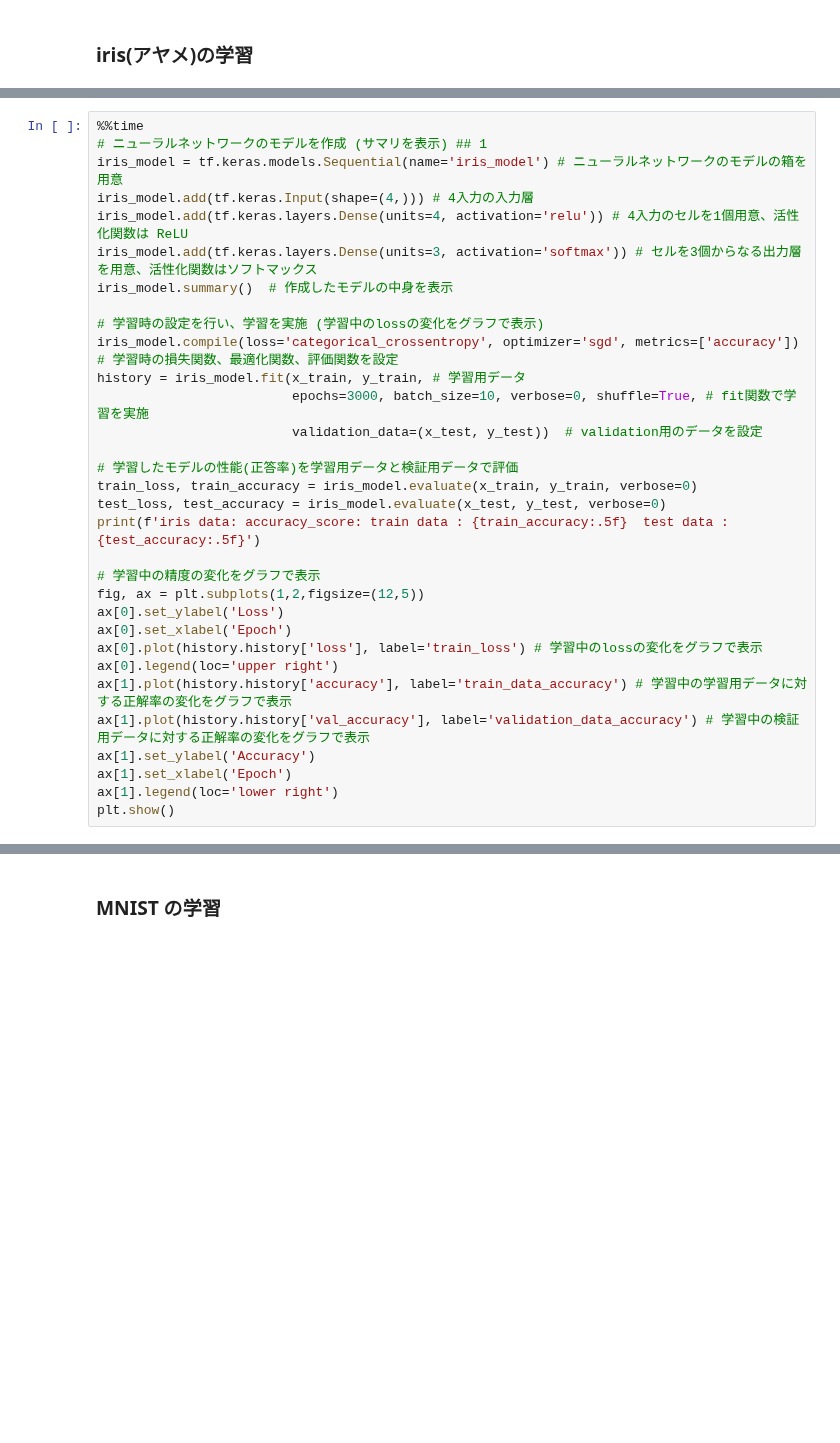
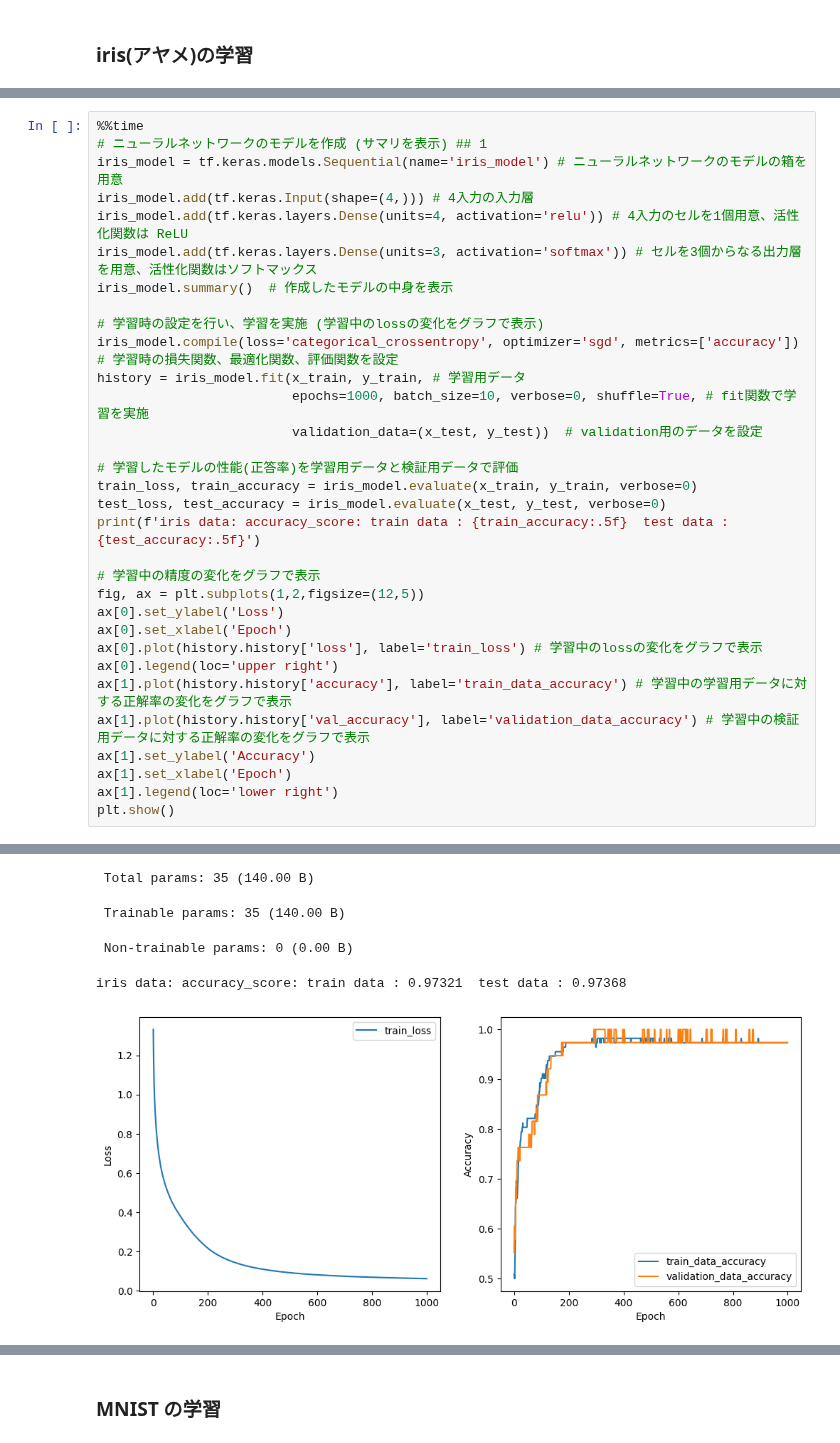
Before and after one commit to KHiraGit/sudspg_ds, a Jupyter notebook: ml09_tensorflow_all_samples.ipynb, the cells around one changed output, grey strips where cells are left out. Drawn from its saved outputs; the diff is of its cells as text; blank space fills up the shorter version.

```diff
--- a/ml09_tensorflow_all_samples.ipynb
+++ b/ml09_tensorflow_all_samples.ipynb
@@ -86,7 +103,7 @@ iris_model.summary()  # 作成したモデルの中身を表示
 # 学習時の設定を行い、学習を実施 (学習中のlossの変化をグラフで表示)
 iris_model.compile(loss='categorical_crossentropy', optimizer='sgd', metrics=['accuracy']) # 学習時の損失関数、最適化関数、評価関数を設定
 history = iris_model.fit(x_train, y_train, # 学習用データ
-                         epochs=3000, batch_size=10, verbose=0, shuffle=True, # fit関数で学習を実施
+                         epochs=1000, batch_size=10, verbose=0, shuffle=True, # fit関数で学習を実施
                          validation_data=(x_test, y_test))  # validation用のデータを設定
 
 # 学習したモデルの性能(正答率)を学習用データと検証用データで評価
@@ -106,3 +123,4 @@ ax[1].set_ylabel('Accuracy')
 ax[1].set_xlabel('Epoch')
 ax[1].legend(loc='lower right')
 plt.show()
+# %% [output]
@@ -108,0 +135,5 @@ plt.show()
+ Total params: 35 (140.00 B)
+ Trainable params: 35 (140.00 B)
+ Non-trainable params: 0 (0.00 B)
+iris data: accuracy_score: train data : 0.97321  test data : 0.97368
+[figure, added]
```
Also changed, not shown: parts of 8 cells of this notebook.
